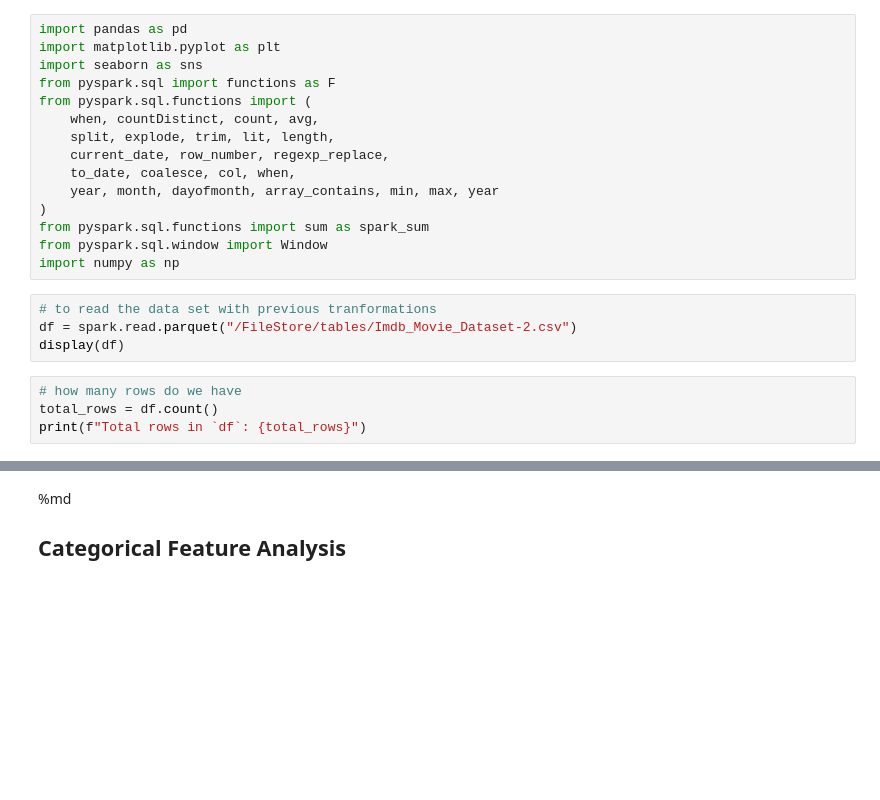
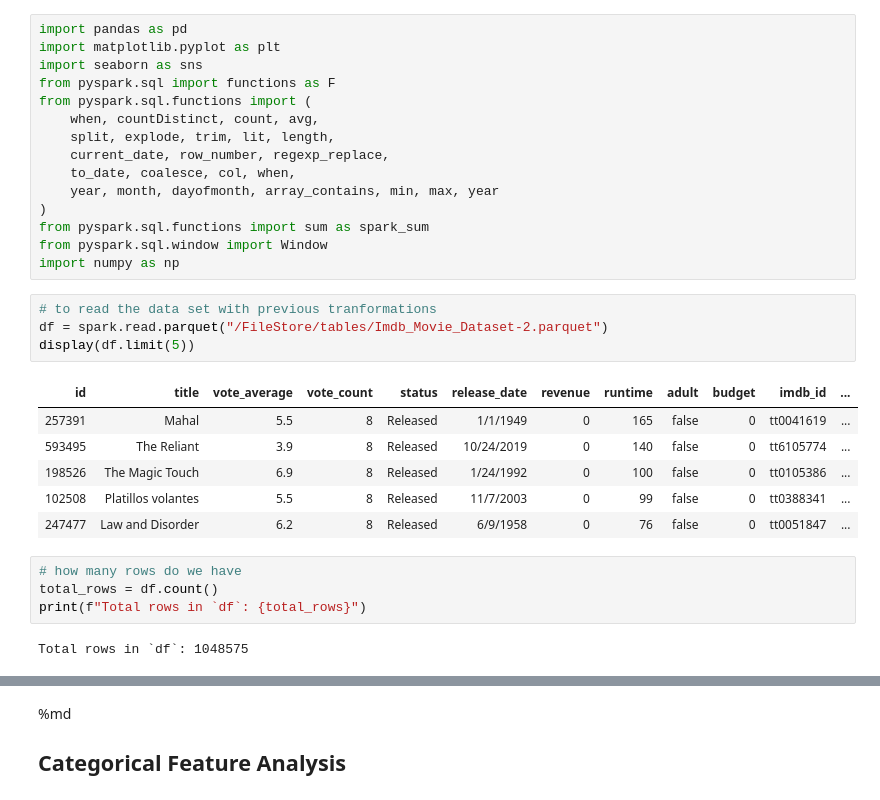
Before and after one commit to merkury00/BDA_Project_24-25, a Jupyter notebook: EDA_PREPROCESSING_CATEGORICAL_AND_NEW_FEATURES.ipynb, the cells around one changed output, grey strips where cells are left out. Saved outputs shown, nothing was run; the diff lists cells and outputs as text; blank space fills up the shorter version.

```diff
--- a/EDA_PREPROCESSING_CATEGORICAL_AND_NEW_FEATURES.ipynb
+++ b/EDA_PREPROCESSING_CATEGORICAL_AND_NEW_FEATURES.ipynb
@@ -15,12 +15,21 @@ from pyspark.sql.window import Window
 import numpy as np
 # %%
 # to read the data set with previous tranformations
-df = spark.read.parquet("/FileStore/tables/Imdb_Movie_Dataset-2.csv")
-display(df)
+df = spark.read.parquet("/FileStore/tables/Imdb_Movie_Dataset-2.parquet")
+display(df.limit(5))
+# %% [output]
+| id | title | vote_average | vote_count | status | release_date | revenue | runtime | adult | budget | imdb_id | ... |
+| 257391 | Mahal | 5.5 | 8 | Released | 1/1/1949 | 0 | 165 | false | 0 | tt0041619 | ... |
+| 593495 | The Reliant | 3.9 | 8 | Released | 10/24/2019 | 0 | 140 | false | 0 | tt6105774 | ... |
+| 198526 | The Magic Touch | 6.9 | 8 | Released | 1/24/1992 | 0 | 100 | false | 0 | tt0105386 | ... |
+| 102508 | Platillos volantes | 5.5 | 8 | Released | 11/7/2003 | 0 | 99 | false | 0 | tt0388341 | ... |
+| 247477 | Law and Disorder | 6.2 | 8 | Released | 6/9/1958 | 0 | 76 | false | 0 | tt0051847 | ... |
 # %%
 # how many rows do we have
 total_rows = df.count()
 print(f"Total rows in `df`: {total_rows}")
+# %% [output]
+Total rows in `df`: 1048575
 # %%
 # To check the type of each feature
 df.printSchema()
```
Also changed, not shown: parts of 64 cells of this notebook.
